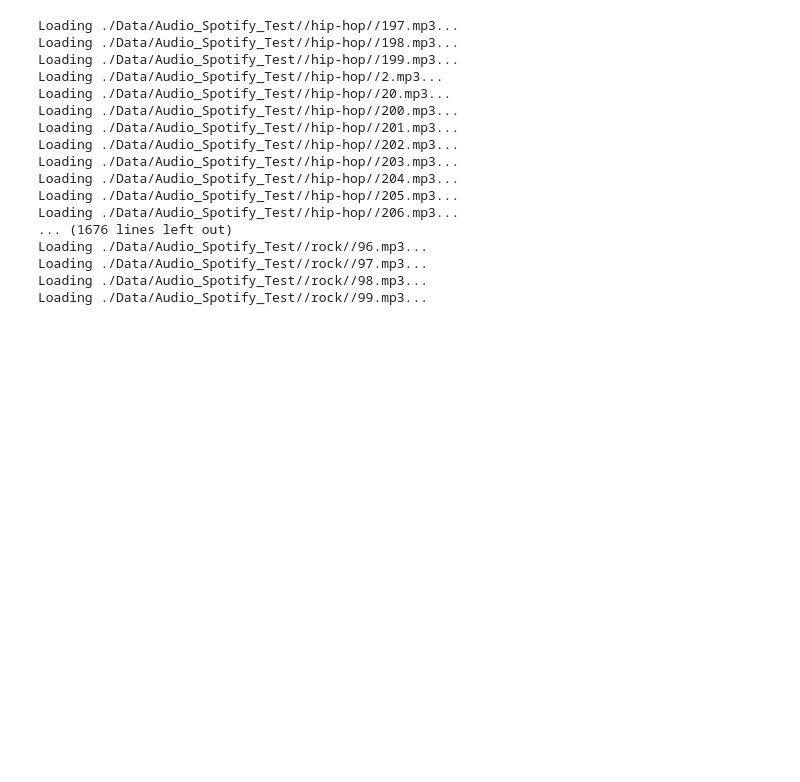
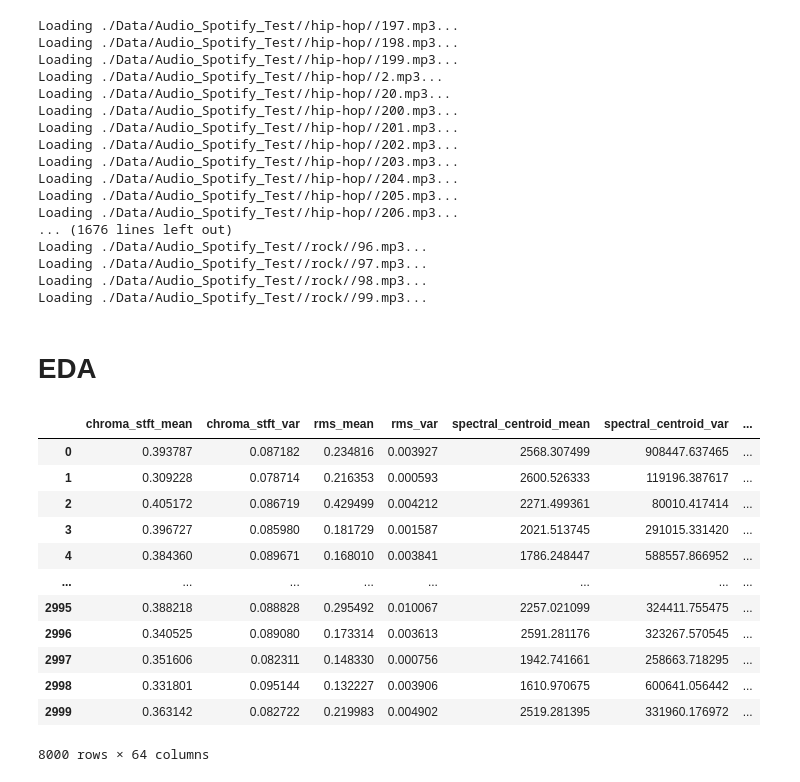
Before and after one commit to pricoptudor/Licenta_workspace, a Jupyter notebook: Proiect_3/Dataset.ipynb, the cells around one changed output. Drawn from its saved outputs; the diff is of its cells as text; code cells hidden in the pictures; blank space fills up the shorter version.

```diff
--- a/Proiect_3/Dataset.ipynb
+++ b/Proiect_3/Dataset.ipynb
@@ -485,3 +488,24 @@ Loading ./Data/Audio_Spotify_Test//rock//96.mp3...
 Loading ./Data/Audio_Spotify_Test//rock//97.mp3...
 Loading ./Data/Audio_Spotify_Test//rock//98.mp3...
 Loading ./Data/Audio_Spotify_Test//rock//99.mp3...
+# %% [markdown]
+# EDA
+# %%
+dataset = pd.read_csv('./Data/dataset_30s.csv')
+dataset_test = pd.read_csv('./Data/dataset_30s_test.csv')
+dataset = pd.concat([dataset, dataset_test])
+dataset
+# %% [output]
+|  | chroma_stft_mean | chroma_stft_var | rms_mean | rms_var | spectral_centroid_mean | spectral_centroid_var | ... |
+| 0 | 0.393787 | 0.087182 | 0.234816 | 0.003927 | 2568.307499 | 908447.637465 | ... |
+| 1 | 0.309228 | 0.078714 | 0.216353 | 0.000593 | 2600.526333 | 119196.387617 | ... |
+| 2 | 0.405172 | 0.086719 | 0.429499 | 0.004212 | 2271.499361 | 80010.417414 | ... |
+| 3 | 0.396727 | 0.085980 | 0.181729 | 0.001587 | 2021.513745 | 291015.331420 | ... |
+| 4 | 0.384360 | 0.089671 | 0.168010 | 0.003841 | 1786.248447 | 588557.866952 | ... |
+| ... | ... | ... | ... | ... | ... | ... | ... |
+| 2995 | 0.388218 | 0.088828 | 0.295492 | 0.010067 | 2257.021099 | 324411.755475 | ... |
+| 2996 | 0.340525 | 0.089080 | 0.173314 | 0.003613 | 2591.281176 | 323267.570545 | ... |
+| 2997 | 0.351606 | 0.082311 | 0.148330 | 0.000756 | 1942.741661 | 258663.718295 | ... |
+| 2998 | 0.331801 | 0.095144 | 0.132227 | 0.003906 | 1610.970675 | 600641.056442 | ... |
+| 2999 | 0.363142 | 0.082722 | 0.219983 | 0.004902 | 2519.281395 | 331960.176972 | ... |
+8000 rows × 64 columns
```
Also changed, not shown: parts of 5 cells of this notebook, 3 other files.
